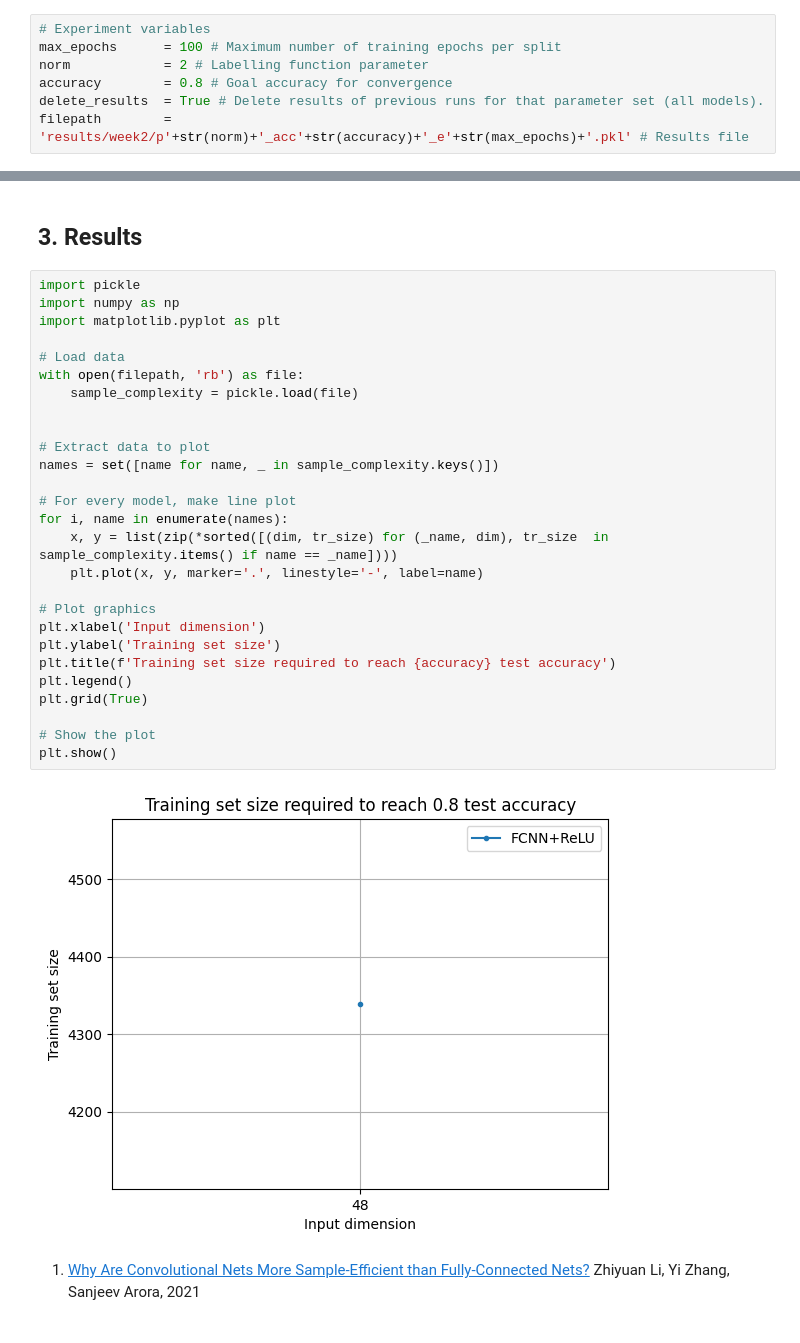
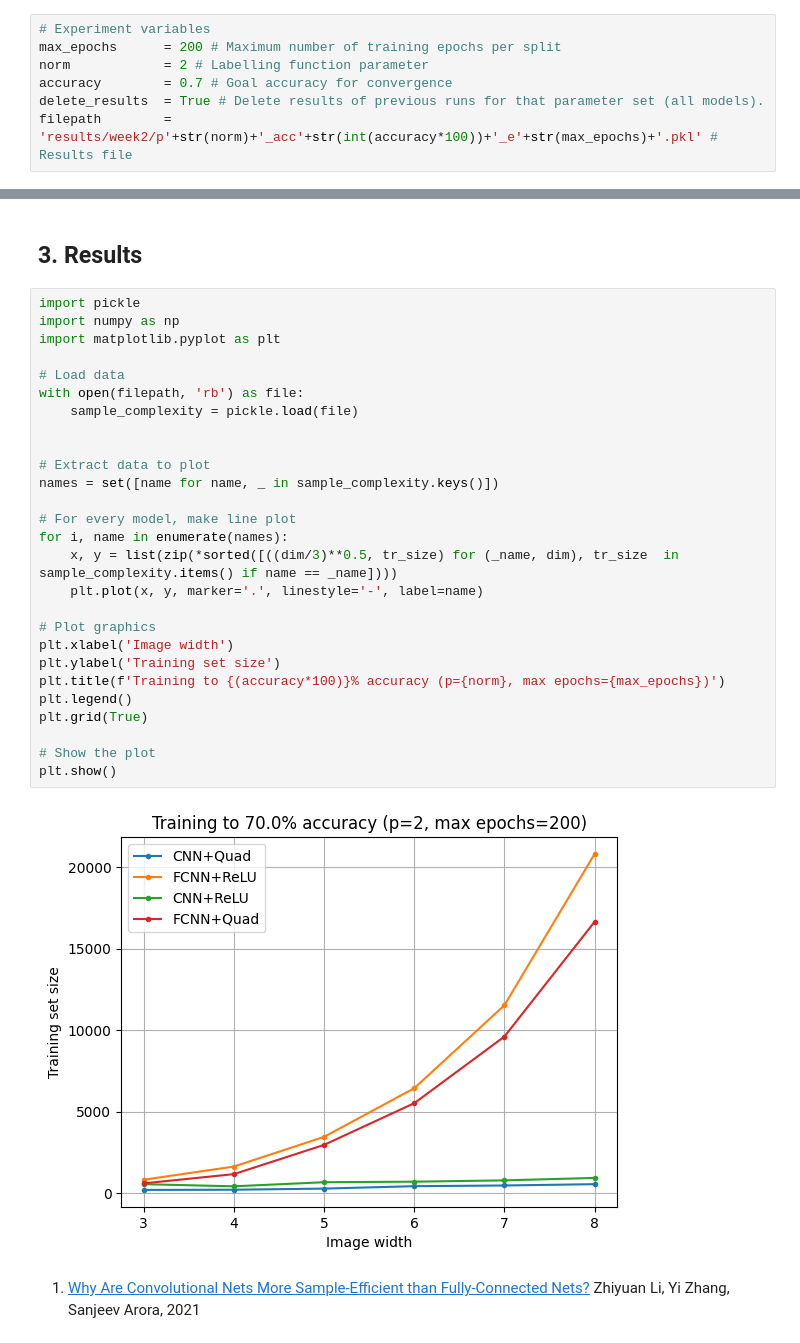
Before and after one commit to orfeasliossatos/Semester-Project, a Jupyter notebook: Tasks/Week2-TrainsetVSTestloss.ipynb, the cells around one changed output, grey strips where cells are left out. Saved outputs shown, nothing was run; the diff lists cells and outputs as text.

Commit message:
Plot results weeks1-3

```diff
--- a/Tasks/Week2-TrainsetVSTestloss.ipynb
+++ b/Tasks/Week2-TrainsetVSTestloss.ipynb
@@ -69,9 +69,9 @@ def format(line, cell):
     ipython.run_cell_magic(magic, program, cell.format(**globals()))
 # %%
 # Experiment variables
-max_epochs      = 100 # Maximum number of training epochs per split
+max_epochs      = 200 # Maximum number of training epochs per split
 norm            = 2 # Labelling function parameter
-accuracy        = 0.8 # Goal accuracy for convergence
+accuracy        = 0.7 # Goal accuracy for convergence
 delete_results  = True # Delete results of previous runs for that parameter set (all models).
-filepath        = 'results/week2/p'+str(norm)+'_acc'+str(accuracy)+'_e'+str(max_epochs)+'.pkl' # Results file
+filepath        = 'results/week2/p'+str(norm)+'_acc'+str(int(accuracy*100))+'_e'+str(max_epochs)+'.pkl' # Results file
 # %%
@@ -119,31 +119,31 @@ Error while terminating subprocess (pid=14633):
 # %%
 import pickle
 import numpy as np
 import matplotlib.pyplot as plt
 
 # Load data
 with open(filepath, 'rb') as file:
     sample_complexity = pickle.load(file)
 
 
 # Extract data to plot
 names = set([name for name, _ in sample_complexity.keys()])
 
 # For every model, make line plot
 for i, name in enumerate(names):
-    x, y = list(zip(*sorted([(dim, tr_size) for (_name, dim), tr_size  in sample_complexity.items() if name == _name])))
+    x, y = list(zip(*sorted([((dim/3)**0.5, tr_size) for (_name, dim), tr_size  in sample_complexity.items() if name == _name])))
     plt.plot(x, y, marker='.', linestyle='-', label=name)
 
 # Plot graphics
-plt.xlabel('Input dimension')
+plt.xlabel('Image width')
 plt.ylabel('Training set size')
-plt.title(f'Training set size required to reach {accuracy} test accuracy')
+plt.title(f'Training to {(accuracy*100)}% accuracy (p={norm}, max epochs={max_epochs})')
 plt.legend()
 plt.grid(True)
 
 # Show the plot
 plt.show()
 # %% [output]
-[figure, old version]
+[figure, new version]
 # %% [markdown]
 1. [Why Are Convolutional Nets More Sample-Efficient than Fully-Connected Nets?](https://arxiv.org/abs/2010.08515) Zhiyuan Li, Yi Zhang, Sanjeev Arora, 2021
```
Also changed, not shown: parts of 1 cell of this notebook, 2 other files.
